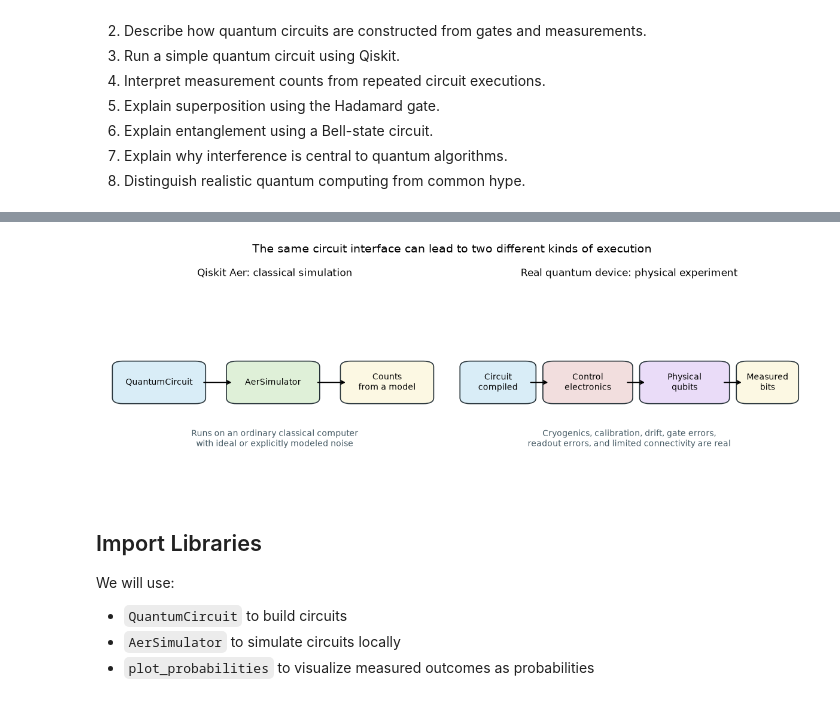
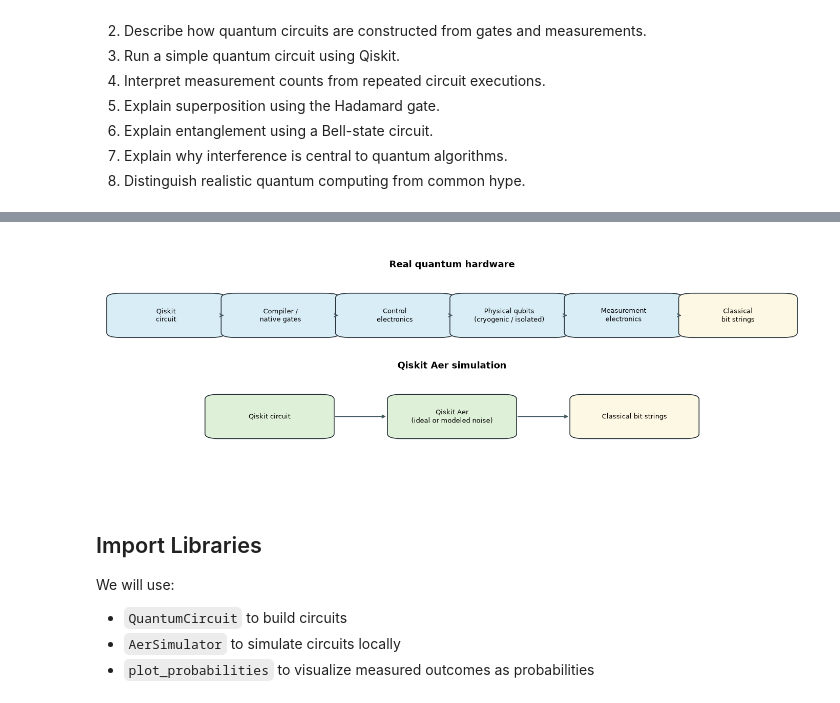
Before and after one commit to adamwadelewis/quantum_tutorial, a Jupyter notebook: notebooks/quantum_concepts.ipynb, the cells around one changed output, grey strips where cells are left out. Drawn from its saved outputs; the diff is of its cells as text; code cells hidden in the pictures.

```diff
--- a/notebooks/quantum_concepts.ipynb
+++ b/notebooks/quantum_concepts.ipynb
@@ -120,51 +137,74 @@ The next figure summarizes the difference: Aer gives us a repeatable classical c
 # %%
 import matplotlib.pyplot as plt
 from matplotlib.patches import FancyBboxPatch
 
 
 def add_box(axis, x, y, width, height, text, color):
     box = FancyBboxPatch(
         (x, y),
         width,
         height,
-        boxstyle="round,pad=0.02,rounding_size=0.03",
+        boxstyle="round,pad=0.012,rounding_size=0.02",
         linewidth=1.2,
         edgecolor="#263238",
         facecolor=color,
     )
     axis.add_patch(box)
-    axis.text(x + width / 2, y + height / 2, text, ha="center", va="center", fontsize=10)
+    axis.text(x + width / 2, y + height / 2, text, ha="center", va="center", fontsize=9)
 
 
-device_figure, axes = plt.subplots(1, 2, figsize=(12, 4.2))
+device_figure, axis = plt.subplots(figsize=(14, 5))
+axis.set_xlim(0, 1)
+axis.set_ylim(0, 1)
+axis.axis("off")
 
-axes[0].set_title("Qiskit Aer: classical simulation", fontsize=12, pad=14)
-add_box(axes[0], 0.05, 0.42, 0.23, 0.18, "QuantumCircuit", "#d9edf7")
-add_box(axes[0], 0.38, 0.42, 0.23, 0.18, "AerSimulator", "#dff0d8")
-add_box(axes[0], 0.71, 0.42, 0.23, 0.18, "Counts\nfrom a model", "#fcf8e3")
-axes[0].annotate("", xy=(0.38, 0.51), xytext=(0.29, 0.51), arrowprops={"arrowstyle": "->", "lw": 1.5})
-axes[0].annotate("", xy=(0.71, 0.51), xytext=(0.62, 0.51), arrowprops={"arrowstyle": "->", "lw": 1.5})
-axes[0].text(0.5, 0.18, "Runs on an ordinary classical computer\nwith ideal or explicitly modeled noise", ha="center", fontsize=10, color="#455a64")
+hardware_steps = [
+    "Qiskit\ncircuit",
+    "Compiler /\nnative gates",
+    "Control\nelectronics",
+    "Physical qubits\n(cryogenic / isolated)",
+    "Measurement\nelectronics",
+    "Classical\nbit strings",
+]
+hardware_x = [0.02 + index * 0.163 for index in range(len(hardware_steps))]
+box_width = 0.145
+box_height = 0.16
+hardware_y = 0.62
+axis.text(0.5, 0.91, "Real quantum hardware", ha="center", va="center", fontsize=13, weight="bold")
+for index, (x, label) in enumerate(zip(hardware_x, hardware_steps)):
+    color = "#fcf8e3" if index == len(hardware_steps) - 1 else "#d9edf7"
+    add_box(axis, x, hardware_y, box_width, box_height, label, color)
+    if index < len(hardware_steps) - 1:
+        axis.annotate(
+            "",
+            xy=(hardware_x[index + 1] - 0.006, hardware_y + box_height / 2),
+            xytext=(x + box_width + 0.006, hardware_y + box_height / 2),
+            arrowprops={"arrowstyle": "->", "lw": 1.5, "color": "#455a64"},
+        )
 
-axes[1].set_title("Real quantum device: physical experiment", fontsize=12, pad=14)
-add_box(axes[1], 0.03, 0.42, 0.18, 0.18, "Circuit\ncompiled", "#d9edf7")
-add_box(axes[1], 0.27, 0.42, 0.22, 0.18, "Control\nelectronics", "#f2dede")
-add_box(axes[1], 0.55, 0.42, 0.22, 0.18, "Physical\nqubits", "#eadcf8")
-add_box(axes[1], 0.83, 0.42, 0.14, 0.18, "Measured\nbits", "#fcf8e3")
-for start, end in [(0.21, 0.27), (0.49, 0.55), (0.77, 0.83)]:
-    axes[1].annotate("", xy=(end, 0.51), xytext=(start, 0.51), arrowprops={"arrowstyle": "->", "lw": 1.5})
-axes[1].text(0.5, 0.18, "Cryogenics, calibration, drift, gate errors,\nreadout errors, and limited connectivity are real", ha="center", fontsize=10, color="#455a64")
+simulation_steps = [
+    "Qiskit circuit",
+    "Qiskit Aer\n(ideal or modeled noise)",
+    "Classical bit strings",
+]
+simulation_x = [0.16, 0.42, 0.68]
+simulation_y = 0.20
+axis.text(0.5, 0.49, "Qiskit Aer simulation", ha="center", va="center", fontsize=13, weight="bold")
+for index, (x, label) in enumerate(zip(simulation_x, simulation_steps)):
+    color = "#fcf8e3" if index == len(simulation_steps) - 1 else "#dff0d8"
+    add_box(axis, x, simulation_y, 0.16, box_height, label, color)
+    if index < len(simulation_steps) - 1:
+        axis.annotate(
+            "",
+            xy=(simulation_x[index + 1] - 0.012, simulation_y + box_height / 2),
+            xytext=(x + 0.172, simulation_y + box_height / 2),
+            arrowprops={"arrowstyle": "->", "lw": 1.5, "color": "#455a64"},
+        )
 
-for axis in axes:
-    axis.set_xlim(0, 1)
-    axis.set_ylim(0, 1)
-    axis.axis("off")
-
-device_figure.suptitle("The same circuit interface can lead to two different kinds of execution", fontsize=14, y=0.98)
 device_figure.tight_layout()
 plt.show()
 # %% [output]
-[figure, old version]
+[figure, new version]
 # %% [markdown]
 ## Import Libraries
 
```
Also changed, not shown: parts of 27 cells of this notebook.
